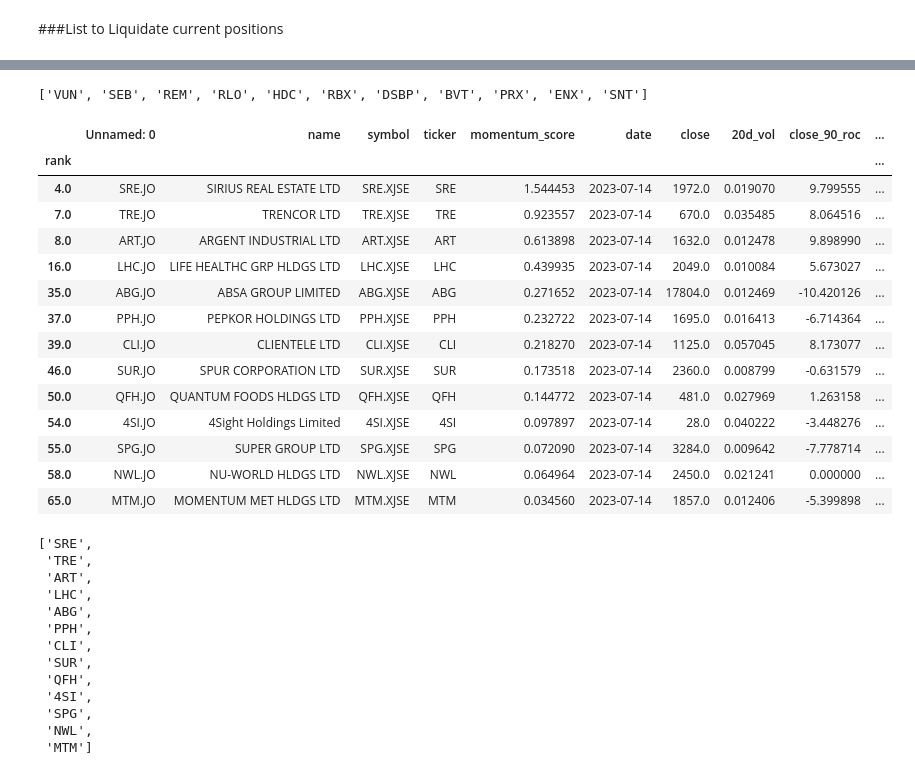
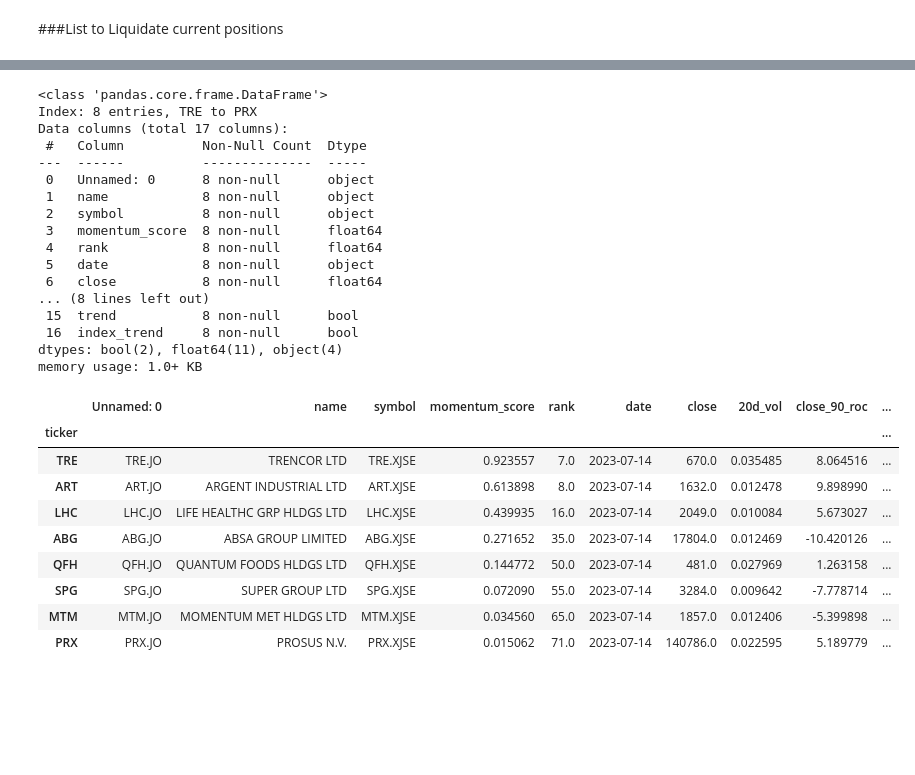
Before and after one commit to helmieresearch/helmieresearch, a Jupyter notebook: Momentum_Ranking_Model.ipynb, the cells around one changed output, grey strips where cells are left out. Cells and saved outputs as stored; diff of their text form; code cells hidden in the pictures; blank space fills up the shorter version.

```diff
--- a/Momentum_Ranking_Model.ipynb
+++ b/Momentum_Ranking_Model.ipynb
@@ -28,8 +77,8 @@ Settings
 portfolio_value = 2000.00
 perf_last_month = 2000.00
 start = "2020-01-01"
-end = "2023-08-03"
-ranking_day = "2023-08-01"
+end = "2023-08-04"
+ranking_day = "2023-08-02"
 
 # Storing today's date into a variable
 today = date.today()
@@ -724,45 +747,37 @@ memory usage: 1.5+ KB
-# %%
-remove = dfnew ["ticker"].tolist()
-remove
-# %% [output]
-['VUN', 'SEB', 'REM', 'RLO', 'HDC', 'RBX', 'DSBP', 'BVT', 'PRX', 'ENX', 'SNT']
 # %%
 now = newpf[~newpf['ticker'].isin(dfnew['ticker'])]
-now.set_index("rank", inplace=True)
+now.set_index("ticker", inplace=True)
+now.info()
+rebalance = now ["symbol"].tolist()
 now
 # %% [output]
+<class 'pandas.core.frame.DataFrame'>
+Index: 8 entries, TRE to PRX
+Data columns (total 17 columns):
+ #   Column          Non-Null Count  Dtype
+---  ------          --------------  -----
+ 0   Unnamed: 0      8 non-null      object
+ 1   name            8 non-null      object
+ 2   symbol          8 non-null      object
+ 3   momentum_score  8 non-null      float64
+ 4   rank            8 non-null      float64
+ 5   date            8 non-null      object
+ 6   close           8 non-null      float64
+... (8 lines left out)
+ 15  trend           8 non-null      bool
+ 16  index_trend     8 non-null      bool
+dtypes: bool(2), float64(11), object(4)
+memory usage: 1.0+ KB
-|  | Unnamed: 0 | name | symbol | ticker | momentum_score | date | close | 20d_vol | close_90_roc | ... |
-| rank |  |  |  |  |  |  |  |  |  | ... |
-| 4.0 | SRE.JO | SIRIUS REAL ESTATE LTD | SRE.XJSE | SRE | 1.544453 | 2023-07-14 | 1972.0 | 0.019070 | 9.799555 | ... |
-| 7.0 | TRE.JO | TRENCOR LTD | TRE.XJSE | TRE | 0.923557 | 2023-07-14 | 670.0 | 0.035485 | 8.064516 | ... |
-| 8.0 | ART.JO | ARGENT INDUSTRIAL LTD | ART.XJSE | ART | 0.613898 | 2023-07-14 | 1632.0 | 0.012478 | 9.898990 | ... |
-| 16.0 | LHC.JO | LIFE HEALTHC GRP HLDGS LTD | LHC.XJSE | LHC | 0.439935 | 2023-07-14 | 2049.0 | 0.010084 | 5.673027 | ... |
-| 35.0 | ABG.JO | ABSA GROUP LIMITED | ABG.XJSE | ABG | 0.271652 | 2023-07-14 | 17804.0 | 0.012469 | -10.420126 | ... |
-| 37.0 | PPH.JO | PEPKOR HOLDINGS LTD | PPH.XJSE | PPH | 0.232722 | 2023-07-14 | 1695.0 | 0.016413 | -6.714364 | ... |
-| 39.0 | CLI.JO | CLIENTELE LTD | CLI.XJSE | CLI | 0.218270 | 2023-07-14 | 1125.0 | 0.057045 | 8.173077 | ... |
-| 46.0 | SUR.JO | SPUR CORPORATION LTD | SUR.XJSE | SUR | 0.173518 | 2023-07-14 | 2360.0 | 0.008799 | -0.631579 | ... |
-| 50.0 | QFH.JO | QUANTUM FOODS HLDGS LTD | QFH.XJSE | QFH | 0.144772 | 2023-07-14 | 481.0 | 0.027969 | 1.263158 | ... |
-| 54.0 | 4SI.JO | 4Sight Holdings Limited | 4SI.XJSE | 4SI | 0.097897 | 2023-07-14 | 28.0 | 0.040222 | -3.448276 | ... |
-| 55.0 | SPG.JO | SUPER GROUP LTD | SPG.XJSE | SPG | 0.072090 | 2023-07-14 | 3284.0 | 0.009642 | -7.778714 | ... |
-| 58.0 | NWL.JO | NU-WORLD HLDGS LTD | NWL.XJSE | NWL | 0.064964 | 2023-07-14 | 2450.0 | 0.021241 | 0.000000 | ... |
-| 65.0 | MTM.JO | MOMENTUM MET HLDGS LTD | MTM.XJSE | MTM | 0.034560 | 2023-07-14 | 1857.0 | 0.012406 | -5.399898 | ... |
+|  | Unnamed: 0 | name | symbol | momentum_score | rank | date | close | 20d_vol | close_90_roc | ... |
+| ticker |  |  |  |  |  |  |  |  |  | ... |
+| TRE | TRE.JO | TRENCOR LTD | TRE.XJSE | 0.923557 | 7.0 | 2023-07-14 | 670.0 | 0.035485 | 8.064516 | ... |
+| ART | ART.JO | ARGENT INDUSTRIAL LTD | ART.XJSE | 0.613898 | 8.0 | 2023-07-14 | 1632.0 | 0.012478 | 9.898990 | ... |
+| LHC | LHC.JO | LIFE HEALTHC GRP HLDGS LTD | LHC.XJSE | 0.439935 | 16.0 | 2023-07-14 | 2049.0 | 0.010084 | 5.673027 | ... |
+| ABG | ABG.JO | ABSA GROUP LIMITED | ABG.XJSE | 0.271652 | 35.0 | 2023-07-14 | 17804.0 | 0.012469 | -10.420126 | ... |
+| QFH | QFH.JO | QUANTUM FOODS HLDGS LTD | QFH.XJSE | 0.144772 | 50.0 | 2023-07-14 | 481.0 | 0.027969 | 1.263158 | ... |
+| SPG | SPG.JO | SUPER GROUP LTD | SPG.XJSE | 0.072090 | 55.0 | 2023-07-14 | 3284.0 | 0.009642 | -7.778714 | ... |
+| MTM | MTM.JO | MOMENTUM MET HLDGS LTD | MTM.XJSE | 0.034560 | 65.0 | 2023-07-14 | 1857.0 | 0.012406 | -5.399898 | ... |
+| PRX | PRX.JO | PROSUS N.V. | PRX.XJSE | 0.015062 | 71.0 | 2023-07-14 | 140786.0 | 0.022595 | 5.189779 | ... |
-# %%
-rebalance = now ["ticker"].tolist()
-rebalance
-# %% [output]
-['SRE',
- 'TRE',
- 'ART',
- 'LHC',
- 'ABG',
- 'PPH',
- 'CLI',
- 'SUR',
- 'QFH',
- '4SI',
- 'SPG',
- 'NWL',
- 'MTM']
 # %%
 portfolio_value2=2000000.00
 
```
Also changed, not shown: parts of 23 cells of this notebook.
